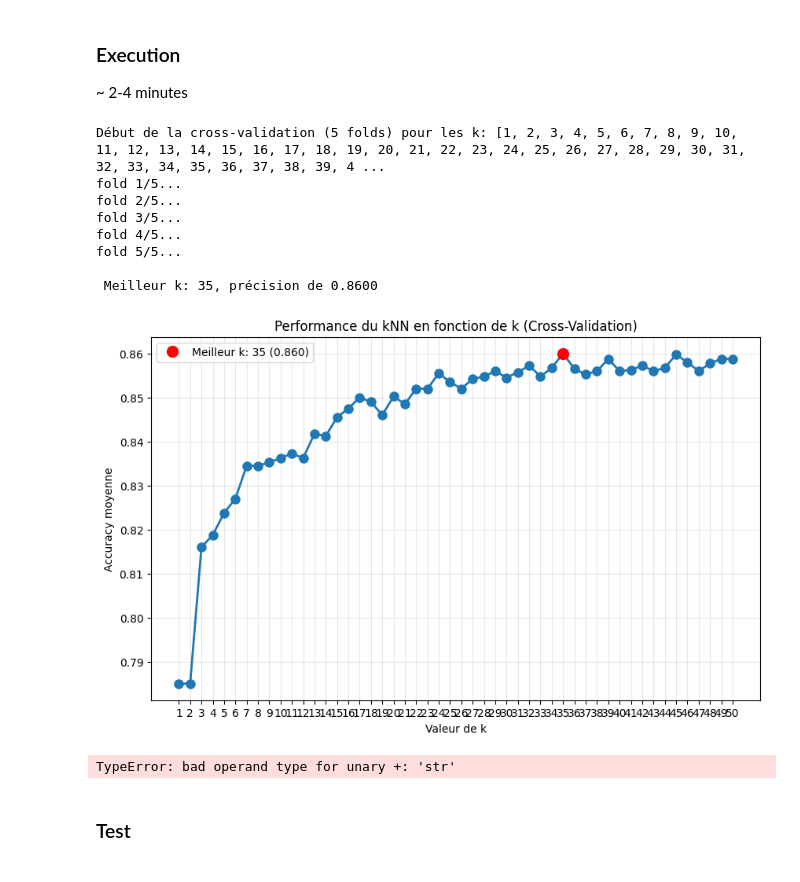
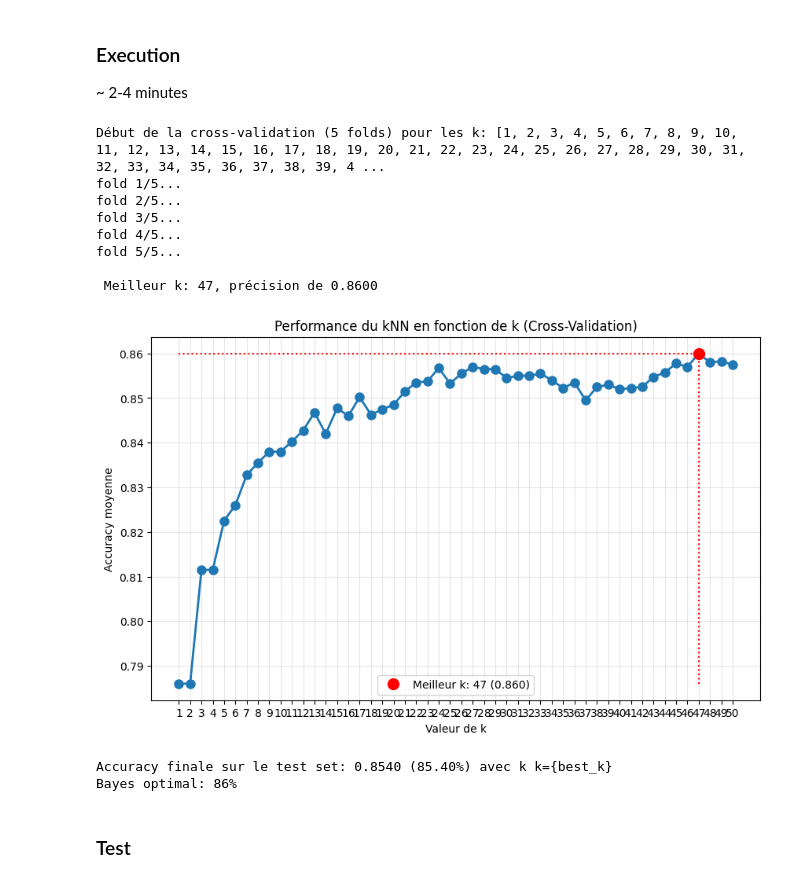
Before and after one commit to Fryzim/KNN-Classifier, a Jupyter notebook: projet.ipynb, the cells around one changed output. Cells and saved outputs as stored; diff of their text form; code cells hidden in the pictures.

```diff
--- a/projet.ipynb
+++ b/projet.ipynb
@@ -186,7 +186,11 @@ def plot_results(mean_accuracies):
     # marquer en rouge le meilleur k
     best_k = max(mean_accuracies, key=mean_accuracies.get)
     best_acc = mean_accuracies[best_k]
+    min_k = min(mean_accuracies, key=mean_accuracies.get)
+    min_acc = mean_accuracies[min_k]
     plt.plot(best_k, best_acc, 'ro', markersize=10, label=f'Meilleur k: {best_k} ({best_acc:.3f})')
+    plt.plot([k_values[0], best_k], [best_acc, best_acc], "r:")
+    plt.plot([best_k, best_k], [min_acc, best_acc], "r:")
     plt.legend()
 
     plt.show()
@@ -195,33 +199,36 @@ def plot_results(mean_accuracies):
 
 ~ 2-4 minutes
 # %%
-if __name__ == "__main__":
+def main_knn():
     # utilise seulement les 4000 points d'entraînement pour la CV
     k_values = list(range(1, 51))
 
     best_k, best_accuracy, mean_accuracies = cross_validation_knn(
         X_train, y_train, k_values, n_folds=5, metric='euclidean'
     )
 
     print(f"\n Meilleur k: {best_k}, précision de {best_accuracy:.4f}")
 
     plot_results(mean_accuracies)
 
     # test set avec le meilleur k
     final_accuracy = evaluer_modele(X_test, y_test, best_k, 'euclidean', X_train, y_train)
-    print(f"Accuracy finale sur le test set: {final_accuracy:.4f} ({final_accuracy*100:.2f}%)", + "avec k k={best_k}")
+    print(f"Accuracy finale sur le test set: {final_accuracy:.4f} ({final_accuracy*100:.2f}%)" + " avec k k={best_k}")
     print(f"Bayes optimal: 86%")
+
+main_knn()
 # %% [output]
 Début de la cross-validation (5 folds) pour les k: [1, 2, 3, 4, 5, 6, 7, 8, 9, 10, 11, 12, 13, 14, 15, 16, 17, 18, 19, 20, 21, 22, 23, 24, 25, 26, 27, 28, 29, 30, 31, 32, 33, 34, 35, 36, 37, 38, 39, 4 ...
 fold 1/5...
 fold 2/5...
 fold 3/5...
 fold 4/5...
 fold 5/5...
 
- Meilleur k: 35, précision de 0.8600
+ Meilleur k: 47, précision de 0.8600
-[figure, old version]
+[figure, new version]
-TypeError: bad operand type for unary +: 'str'
+Accuracy finale sur le test set: 0.8540 (85.40%) avec k k={best_k}
+Bayes optimal: 86%
 # %% [markdown]
 ### Test
 # %%
```
